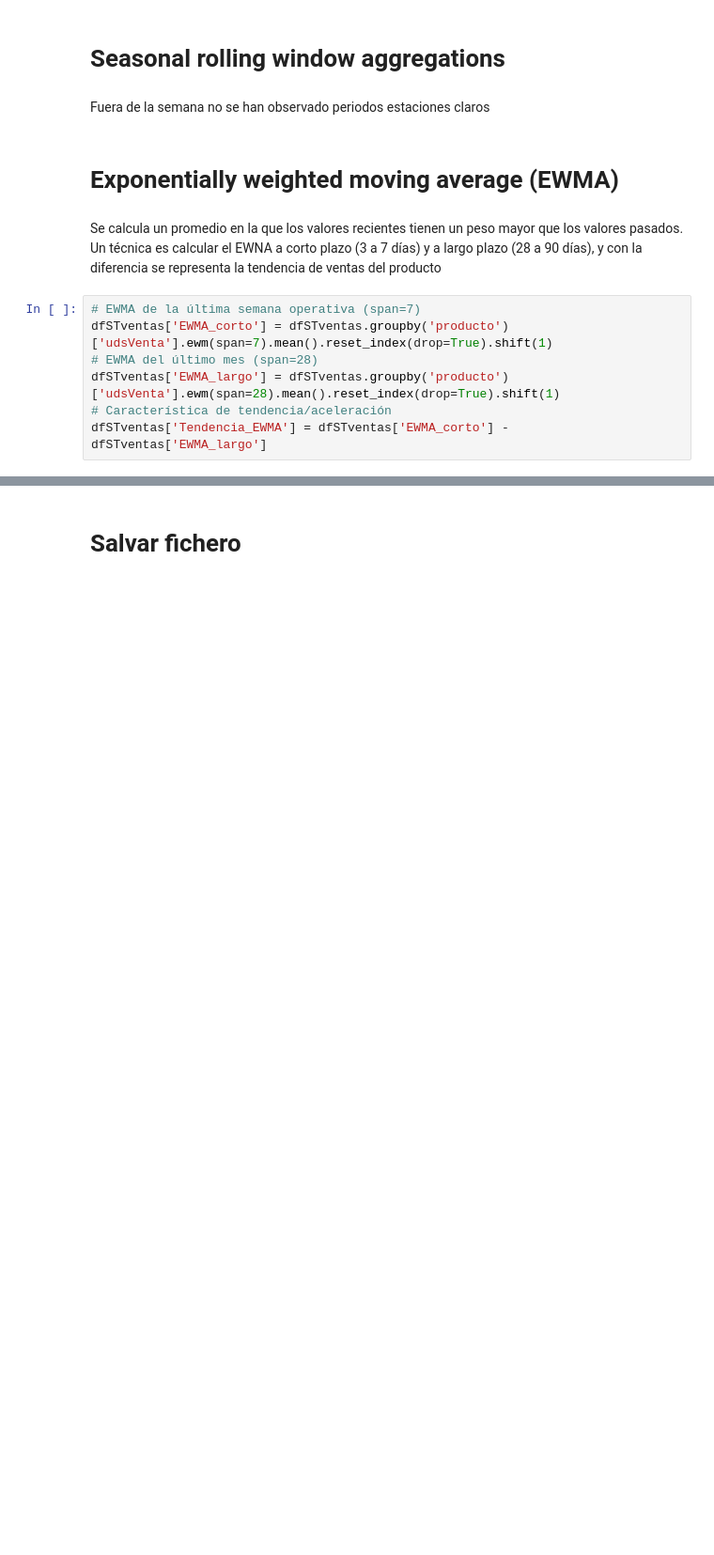
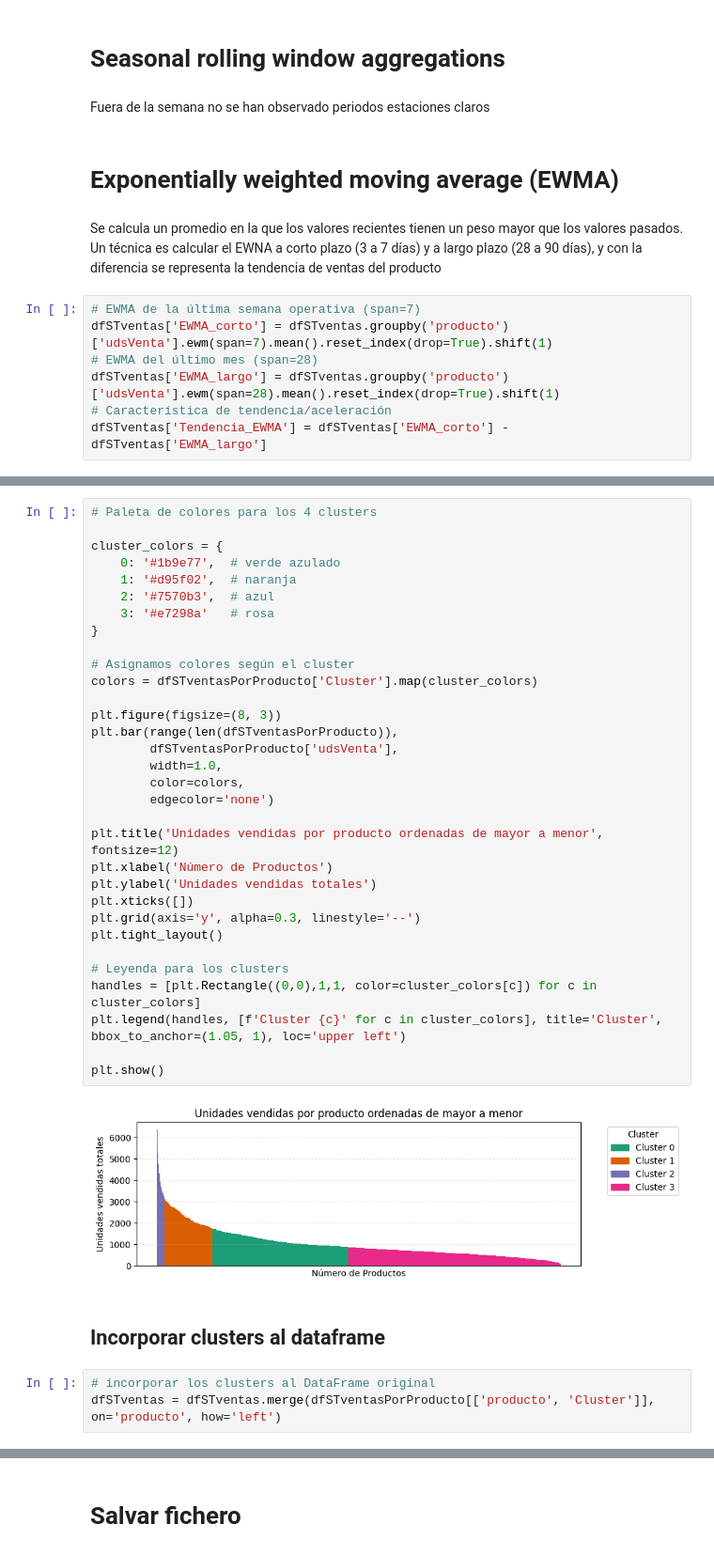
Before and after one commit to jmorala/TFMDS, a Jupyter notebook: cuadernos/03_Preprocesamiento.ipynb, the cells around one changed output, grey strips where cells are left out. Shown at 94% size. Cells and saved outputs as stored; diff of their text form; blank space fills up the shorter version.

```diff
--- a/cuadernos/03_Preprocesamiento.ipynb
+++ b/cuadernos/03_Preprocesamiento.ipynb
@@ -308,0 +243,39 @@ dfSTventas['Tendencia_EWMA'] = dfSTventas['EWMA_corto'] - dfSTventas['EWMA_largo
+# %%
+# Paleta de colores para los 4 clusters
+
+cluster_colors = {
+    0: '#1b9e77',  # verde azulado
+    1: '#d95f02',  # naranja
+    2: '#7570b3',  # azul
+    3: '#e7298a'   # rosa
+}
+
+# Asignamos colores según el cluster
+colors = dfSTventasPorProducto['Cluster'].map(cluster_colors)
+
+plt.figure(figsize=(8, 3))
+plt.bar(range(len(dfSTventasPorProducto)),
+        dfSTventasPorProducto['udsVenta'],
+        width=1.0,
+        color=colors,
+        edgecolor='none')
+
+plt.title('Unidades vendidas por producto ordenadas de mayor a menor', fontsize=12)
+plt.xlabel('Número de Productos')
+plt.ylabel('Unidades vendidas totales')
+plt.xticks([])
+plt.grid(axis='y', alpha=0.3, linestyle='--')
+plt.tight_layout()
+
+# Leyenda para los clusters
+handles = [plt.Rectangle((0,0),1,1, color=cluster_colors[c]) for c in cluster_colors]
+plt.legend(handles, [f'Cluster {c}' for c in cluster_colors], title='Cluster', bbox_to_anchor=(1.05, 1), loc='upper left')
+
+plt.show()
+# %% [output]
+[figure, added]
+# %% [markdown]
+## Incorporar clusters al dataframe
+# %%
+# incorporar los clusters al DataFrame original
+dfSTventas = dfSTventas.merge(dfSTventasPorProducto[['producto', 'Cluster']], on='producto', how='left')
```
Also changed, not shown: parts of 23 cells of this notebook, 3 other files.
